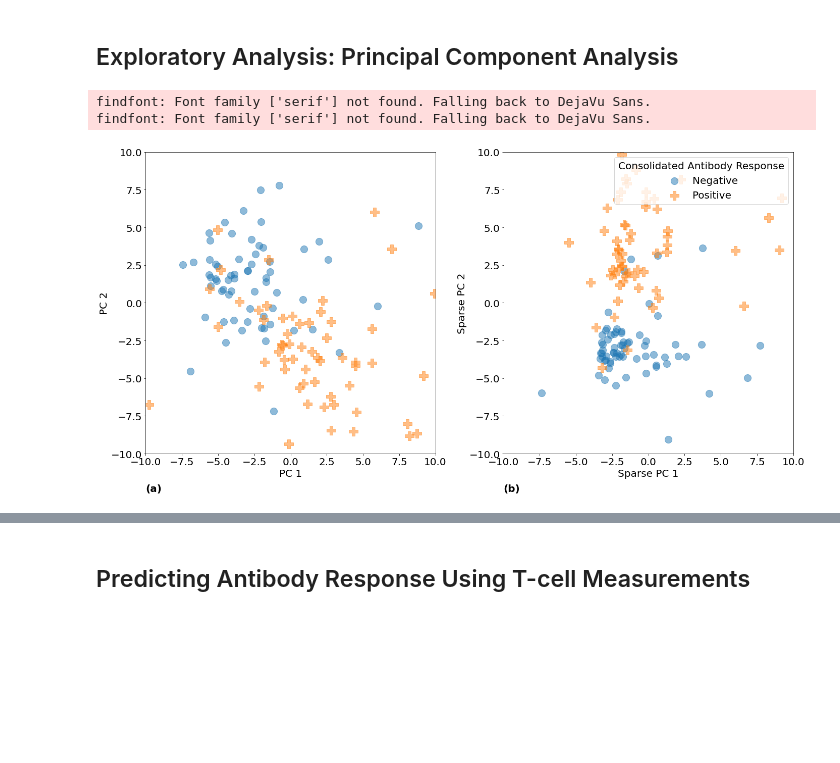
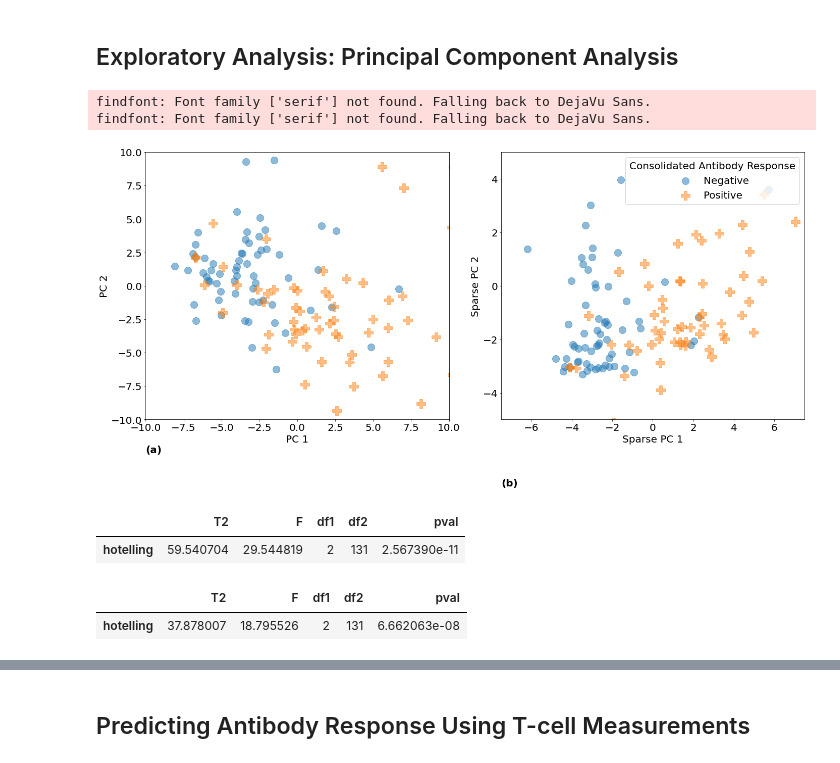
Before and after one commit to i6092467/t-cells-response-sars-cov-2, a Jupyter notebook: final_analysis.ipynb, the cells around one changed output, grey strips where cells are left out. Drawn from its saved outputs; the diff is of its cells as text; code cells hidden in the pictures; blank space fills up the shorter version.

Commit message:
minor cleanup in bootstrap_utils.py; excluded RBn-only subjects from all the steps of the analysis

```diff
--- a/final_analysis.ipynb
+++ b/final_analysis.ipynb
@@ -51,13 +58,25 @@ def specificity(y_true, y_pred):
     return balanced_accuracy_score(y_true, y_pred) * 2 - recall_score(y_true, y_pred)
 # %%
 # Load raw data
-# NB: low_memory=False is needed to deal with mixed type variables
-df = read_csv(filepath_or_buffer="CoV-ETH_190721_to_JV_190721.csv", low_memory=False)
+df = read_csv(filepath_or_buffer="data/CoV-ETH_data_v220117.csv", low_memory=False)
 
 # Inclusion criteria:
 included = np.logical_or(df['Proband_in_miltenyi_positive_negative_consolidated'].values == 'positive',
                         df['Proband_in_miltenyi_positive_negative_consolidated'].values == 'negative')
+
 df_included = df.loc[np.squeeze(np.argwhere(included)),]
+
+# Exclude patients with an RBD-only response from the analysis
+RBn_only_S10 = np.logical_and(df_included['RB50_IgG_S10'].values >= 50,
+                        np.logical_not(np.logical_or(df_included['NP50_IgG_S10'].values >= 5.0,
+                                      np.logical_or(df_included['S150_IgG_S10'].values >=20,
+                                                    df_included['S250_IgG_S10'].values >= 5.0))))
+RBn_only_S11 = np.logical_and(df_included['RB50_IgG_S11'].values >= 50,
+                        np.logical_not(np.logical_or(df_included['NP50_IgG_S11'].values >= 5.0,
+                                      np.logical_or(df_included['S150_IgG_S11'].values >= 20,
+                                                    df_included['S250_IgG_S11'].values >= 5.0))))
+RBn_only = np.logical_and(RBn_only_S10, RBn_only_S11)
+df_included = df_included.iloc[np.squeeze(np.argwhere(np.logical_not(RBn_only))),]
 # %% [markdown]
 ### Defining Consolidated Antibody Response
 # %%
@@ -70,21 +89,8 @@ consolidated_response_S11 = np.logical_and(df_included['RB50_IgG_S11'].values >=
                                       np.logical_or(df_included['S150_IgG_S11'].values >= 20,
                                                     df_included['S250_IgG_S11'].values >= 5.0)))
 consolidated_response_ = np.logical_or(consolidated_response_S10, consolidated_response_S11)
-
-# TODO: need to drop RBD-only patients, will do this after cleaning up csvs and excel sheets
-RBn_only_S10 = np.logical_and(df_included['RB50_IgG_S10'].values >= 50,
-                        np.logical_not(np.logical_or(df_included['NP50_IgG_S10'].values >= 5.0,
-                                      np.logical_or(df_included['S150_IgG_S10'].values >=20,
-                                                    df_included['S250_IgG_S10'].values >= 5.0))))
-RBn_only_S11 = np.logical_and(df_included['RB50_IgG_S11'].values >= 50,
-                        np.logical_not(np.logical_or(df_included['NP50_IgG_S11'].values >= 5.0,
-                                      np.logical_or(df_included['S150_IgG_S11'].values >= 20,
-                                                    df_included['S250_IgG_S11'].values >= 5.0))))
-RBn_only = np.logical_and(RBn_only_S10, RBn_only_S11)
-
 consolidated_response = np.copy(consolidated_response_).astype('U32')
 consolidated_response[consolidated_response_] = 'positive'
 consolidated_response[np.logical_not(consolidated_response_)] = 'negative'
-consolidated_response[RBn_only] = 'borderline'
 # %%
 # Frequencies & percentages of different response categories
@@ -106,7 +219,6 @@ df_tcell_p, feature_names_p = construct_tcell_df(df_included, feature_type='perc
 cls = np.copy(df_included['Proband_in_miltenyi_positive_negative_consolidated'].values)
 cls[consolidated_response == 'positive'] = 'tab:orange'
 cls[consolidated_response == 'negative'] = 'tab:blue'
-cls[consolidated_response == 'borderline'] = 'tab:grey'
 # %%
 # PCA vs. consolidated response
 plotting_setup(20)
@@ -129,36 +241,53 @@ ax[0].set_xlim(xlim)
 ax[0].set_ylim(ylim)
 ax[0].set_xlabel("PC 1")
 ax[0].set_ylabel("PC 2")
 
 ax[0].text(xlim[0], ylim[0] - 2.5, '(a)', weight='bold')
 
 
 # Sparse PCA vs. consolidated response
-xlim = [-10, 10]
-ylim = [-10, 10]
+xlim = [-7.5, 7.5]
+ylim = [-5, 5]
 
 pcs = SparsePCA(n_components=2, random_state=42, alpha=5)
 pca = pcs.fit_transform(df_tcell_p)
 
 ax[1].scatter(pca[cls == 'tab:blue', 0], pca[cls == 'tab:blue', 1], c='tab:blue', s=200,
             alpha=0.5, label='Negative', marker='o')
 ax[1].scatter(pca[cls == 'tab:orange', 0], pca[cls == 'tab:orange', 1], c='tab:orange', s=300,
             alpha=0.5, label='Positive', marker='P')
 
 ax[1].legend(title='Consolidated Antibody Response', loc='upper right')
 ax[1].set_xlim(xlim)
 ax[1].set_ylim(ylim)
 ax[1].set_xlabel("Sparse PC 1")
 ax[1].set_ylabel("Sparse PC 2")
 
 ax[1].text(xlim[0], ylim[0] - 2.5, '(b)', weight='bold')
 
 plt.tight_layout()
 plt.savefig(fname="figures/pca_combo.png", dpi=300)
 # %% [output]
 findfont: Font family ['serif'] not found. Falling back to DejaVu Sans.
 findfont: Font family ['serif'] not found. Falling back to DejaVu Sans.
-[figure, old version]
+[figure, new version]
+# %%
+# Using the Hotelling's T-squared test, compare PCA embeddings of the two groups
+# Vanilla PCA
+pcs = PCA(n_components=2, random_state=42)
+pca = pcs.fit_transform(df_tcell_p)
+multivariate_ttest(pca[cls == 'tab:blue', :], pca[cls == 'tab:orange', :], paired=False)
+# %% [output]
+|  | T2 | F | df1 | df2 | pval |
+| hotelling | 59.540704 | 29.544819 | 2 | 131 | 2.567390e-11 |
+# %%
+# Sparse PCA
+pcs = SparsePCA(n_components=2, random_state=42, alpha=5)
+pca = pcs.fit_transform(df_tcell_p)
+multivariate_ttest(pca[cls == 'tab:blue', :], pca[cls == 'tab:orange', :], paired=False)
+# %% [output]
+|  | T2 | F | df1 | df2 | pval |
+| hotelling | 37.878007 | 18.795526 | 2 | 131 | 6.662063e-08 |
 # %%
 # Sparse PCA loadings
 
```
Also changed, not shown: parts of 80 cells of this notebook, 4 other files.
